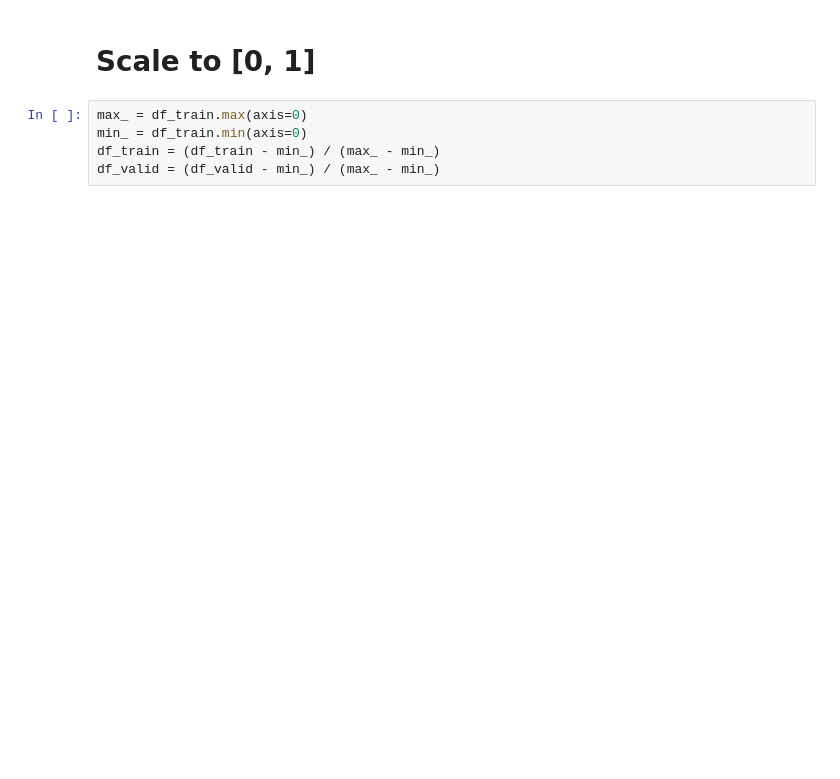
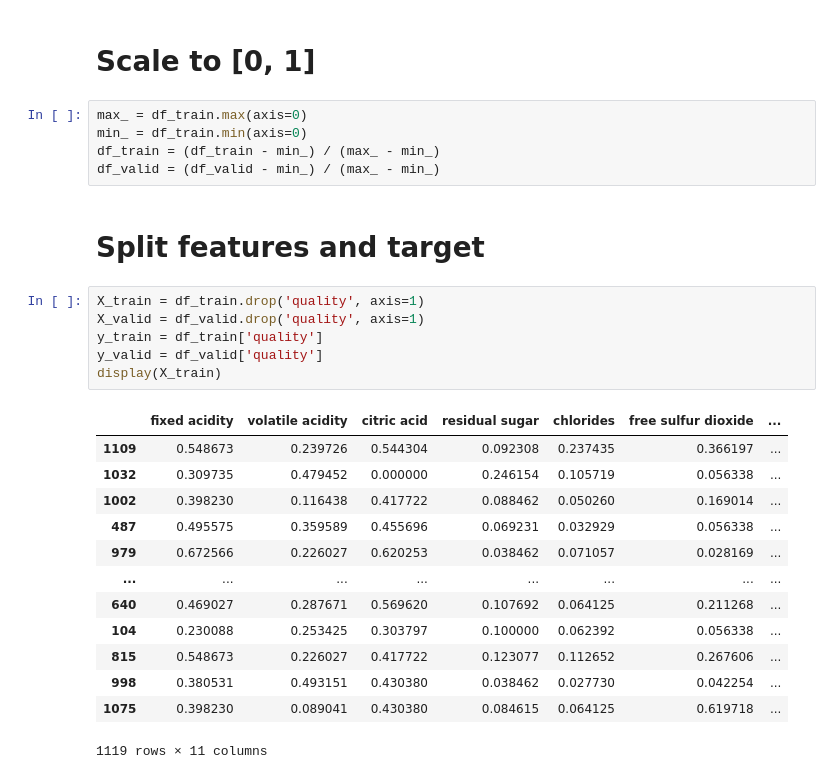
Before and after one commit to Maruf520/deep-learning-practices, a Jupyter notebook: Overfitting and Underfitting/over&underfitting.ipynb, the cells around one changed output. Saved outputs shown, nothing was run; the diff lists cells and outputs as text; blank space fills up the shorter version.

```diff
--- a/Overfitting and Underfitting/over&underfitting.ipynb
+++ b/Overfitting and Underfitting/over&underfitting.ipynb
@@ -45,3 +34,25 @@ max_ = df_train.max(axis=0)
 min_ = df_train.min(axis=0)
 df_train = (df_train - min_) / (max_ - min_)
 df_valid = (df_valid - min_) / (max_ - min_)
+# %% [markdown]
+# Split features and target
+# %%
+X_train = df_train.drop('quality', axis=1)
+X_valid = df_valid.drop('quality', axis=1)
+y_train = df_train['quality']
+y_valid = df_valid['quality']
+display(X_train)
+# %% [output]
+|  | fixed acidity | volatile acidity | citric acid | residual sugar | chlorides | free sulfur dioxide | ... |
+| 1109 | 0.548673 | 0.239726 | 0.544304 | 0.092308 | 0.237435 | 0.366197 | ... |
+| 1032 | 0.309735 | 0.479452 | 0.000000 | 0.246154 | 0.105719 | 0.056338 | ... |
+| 1002 | 0.398230 | 0.116438 | 0.417722 | 0.088462 | 0.050260 | 0.169014 | ... |
+| 487 | 0.495575 | 0.359589 | 0.455696 | 0.069231 | 0.032929 | 0.056338 | ... |
+| 979 | 0.672566 | 0.226027 | 0.620253 | 0.038462 | 0.071057 | 0.028169 | ... |
+| ... | ... | ... | ... | ... | ... | ... | ... |
+| 640 | 0.469027 | 0.287671 | 0.569620 | 0.107692 | 0.064125 | 0.211268 | ... |
+| 104 | 0.230088 | 0.253425 | 0.303797 | 0.100000 | 0.062392 | 0.056338 | ... |
+| 815 | 0.548673 | 0.226027 | 0.417722 | 0.123077 | 0.112652 | 0.267606 | ... |
+| 998 | 0.380531 | 0.493151 | 0.430380 | 0.038462 | 0.027730 | 0.042254 | ... |
+| 1075 | 0.398230 | 0.089041 | 0.430380 | 0.084615 | 0.064125 | 0.619718 | ... |
+1119 rows × 11 columns
```
Also changed, not shown: parts of 9 cells of this notebook.
